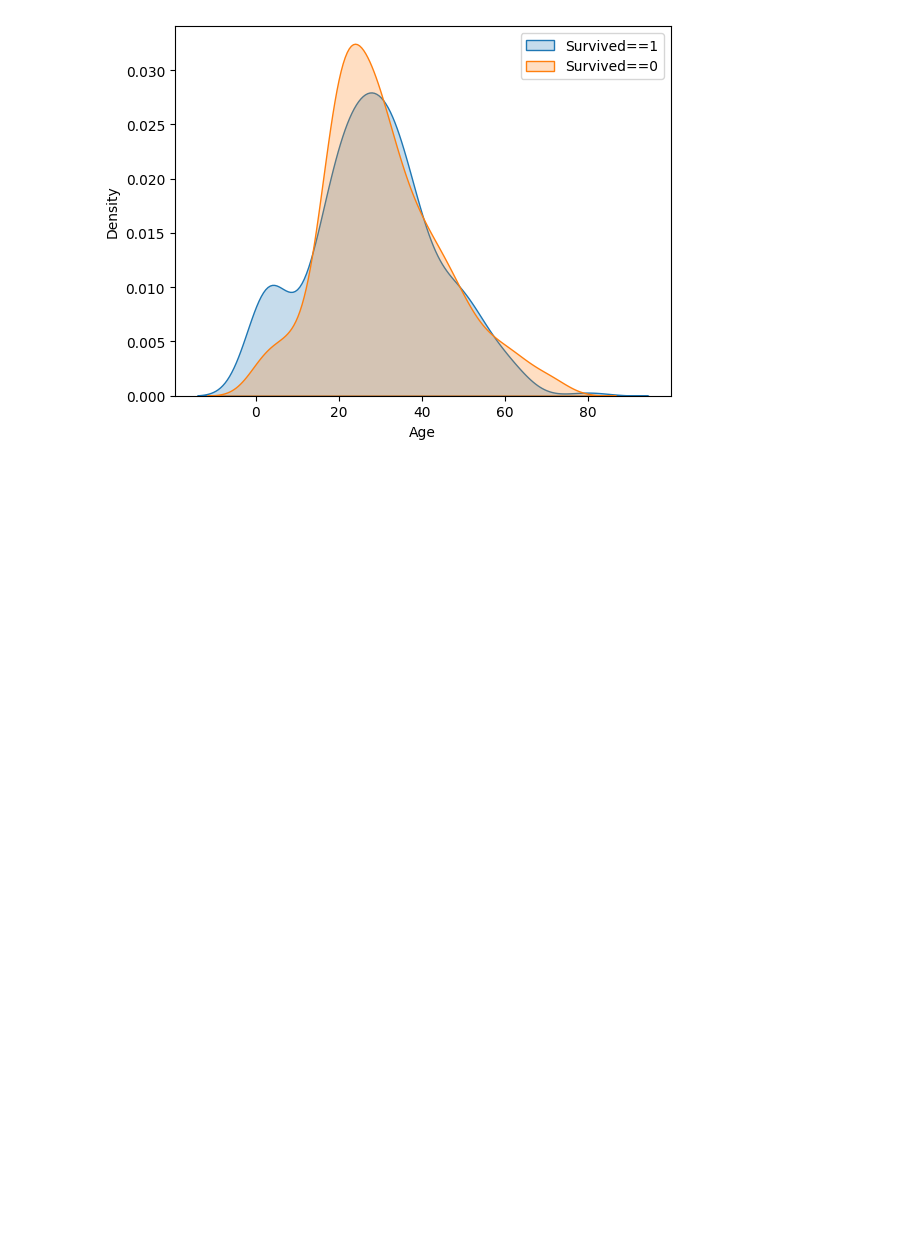
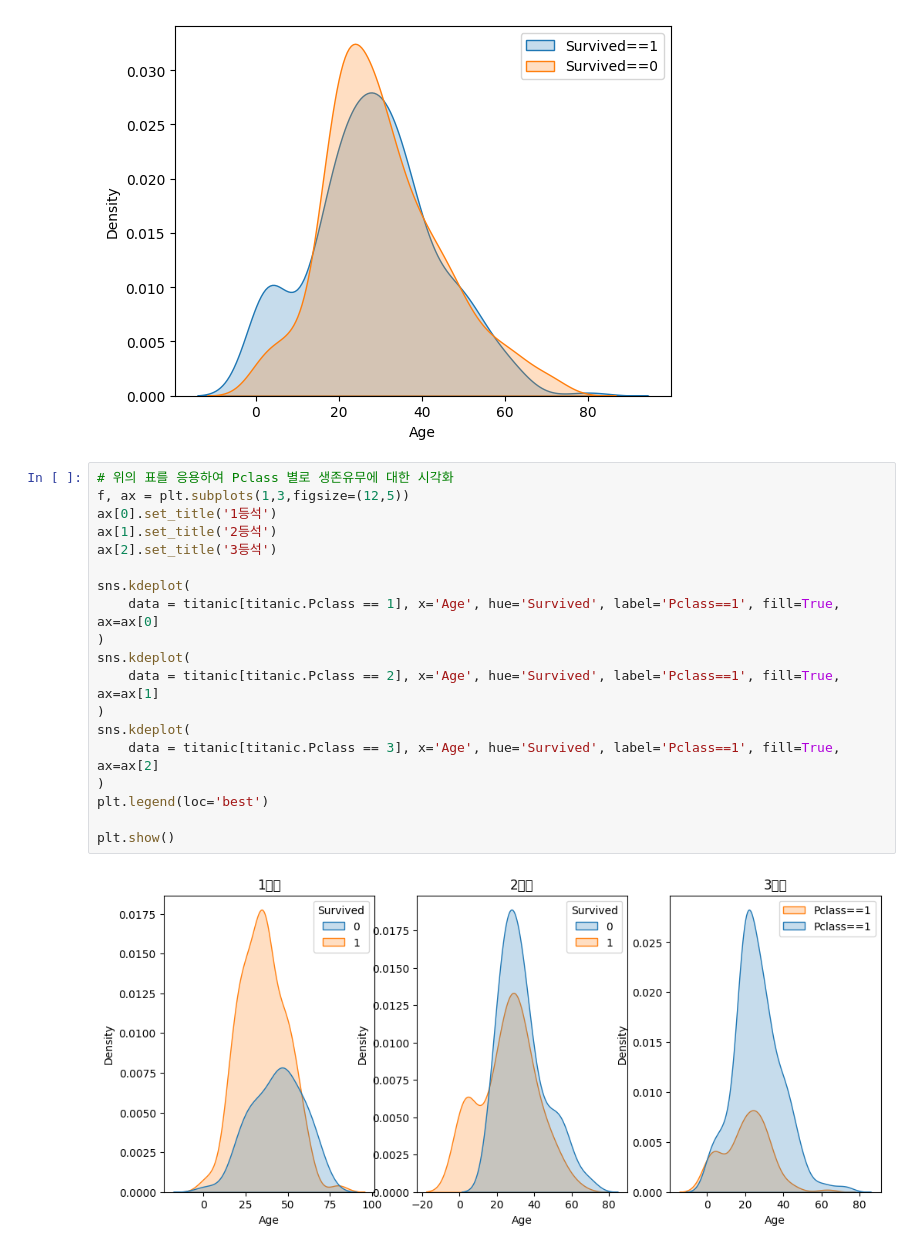
Before and after one commit to newhione/python_src, a Jupyter notebook: EDA/titanic.ipynb, the cells around one changed output. Drawn from its saved outputs; the diff is of its cells as text; blank space fills up the shorter version.

```diff
--- a/EDA/titanic.ipynb
+++ b/EDA/titanic.ipynb
@@ -258,3 +258,24 @@ plt.legend(loc='best')
 # %% [output]
 <matplotlib.legend.Legend at 0x...>
 [figure]
+# %%
+# 위의 표를 응용하여 Pclass 별로 생존유무에 대한 시각화
+f, ax = plt.subplots(1,3,figsize=(12,5))
+ax[0].set_title('1등석')
+ax[1].set_title('2등석')
+ax[2].set_title('3등석')
+
+sns.kdeplot(
+    data = titanic[titanic.Pclass == 1], x='Age', hue='Survived', label='Pclass==1', fill=True, ax=ax[0]
+)
+sns.kdeplot(
+    data = titanic[titanic.Pclass == 2], x='Age', hue='Survived', label='Pclass==1', fill=True, ax=ax[1]
+)
+sns.kdeplot(
+    data = titanic[titanic.Pclass == 3], x='Age', hue='Survived', label='Pclass==1', fill=True, ax=ax[2]
+)
+plt.legend(loc='best')
+
+plt.show()
+# %% [output]
+[figure, added]
```
Also changed, not shown: parts of 2 cells of this notebook.
